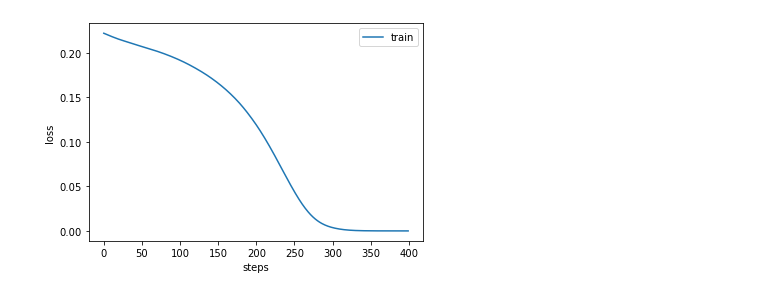
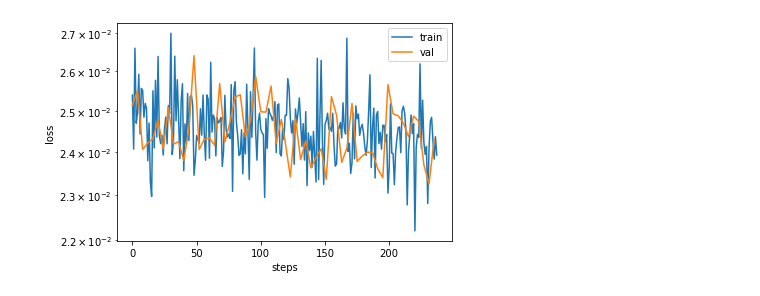
Before and after one commit to KeKsBoTer/punctum, a Jupyter notebook: pointnet/train.ipynb, the cells around one changed output. Cells and saved outputs as stored; diff of their text form; code cells hidden in the pictures.

Commit message:
improved training and model

```diff
--- a/pointnet/train.ipynb
+++ b/pointnet/train.ipynb
@@ -11,8 +17,9 @@ from typing import List, Tuple
 from dataset import OctantDataset
 from torch.utils.data import DataLoader
 from pytorch3d.structures import Pointclouds
+import torch.utils.data as data
 
-ds = OctantDataset("../dataset/toy")
+ds = OctantDataset("../datasets/neuschwanstein_16_sh")
 
 def collate_batched_point_clouds(batch: List[Tuple[Pointclouds, torch.Tensor]]):
     coefs = torch.stack([x[1] for x in batch])
@@ -22,7 +29,16 @@ def collate_batched_point_clouds(batch: List[Tuple[Pointclouds, torch.Tensor]]):
     )
     return (pcs, coefs)
 
+num_train = int(0.8*len(ds))
+
+ds_train, ds_val = data.random_split(ds,[num_train,len(ds)-num_train])
+
+batch_size = 256
 
 train_dataloader = DataLoader(
-    ds, batch_size=2, shuffle=True, collate_fn=collate_batched_point_clouds
+    ds_train, batch_size=batch_size, shuffle=True, collate_fn=collate_batched_point_clouds, drop_last=True,num_workers=12,pin_memory=True
 )
+val_dataloader = DataLoader(
+    ds_train, batch_size=batch_size, shuffle=True, collate_fn=collate_batched_point_clouds, drop_last=True,num_workers=3,pin_memory=True
+)
+len(ds_train),len(ds_val)
@@ -29,34 +47,67 @@ train_dataloader = DataLoader(
+# %%
+l = 5
+model = PointNet((l + 1) ** 2,batch_norm=False).cuda()
+
+optimizer = torch.optim.AdamW(model.parameters(),lr=1e-3)
 # %%
-l = 3
+from torch.optim.lr_scheduler import OneCycleLR
 
-model = PointNet((l + 1) ** 2).cuda()
-model.train()
+epochs = 2
 
-optimizer = torch.optim.Adam(model.parameters(), lr=1e-5)
+scheduler = OneCycleLR(optimizer,max_lr=1e-3,steps_per_epoch=len(train_dataloader),epochs=epochs)
 
 mse_loss = torch.nn.MSELoss()
 
-epochs = 400
-loss_hist = []
-step = 0
+def unpack_data(pcs:Pointclouds):
+    vertices = pcs.points_packed().cuda()
+    color = (pcs.features_packed()[:, :3]).cuda().float() / 255.0
+    batch = pcs.packed_to_cloud_idx().cuda()
+    return vertices,color,batch
 
-for epoch in range(epochs):
-    for pcs, coefs in iter(train_dataloader):
-        vertices = pcs.points_packed().cuda()
-        color = (pcs.features_packed().float() / 255.0).cuda()[:, :3]
-        batch = pcs.packed_to_cloud_idx().cuda()
-        target_coefs = coefs[:, : lm2flat_index(l, -l) + 1].cuda()
 
-        optimizer.zero_grad()
+loss_hist_train = {}
+loss_hist_val = {}
+step=0
 
-        pred_coefs = model(vertices, color, batch)
-        train_loss = mse_loss(pred_coefs, target_coefs)
-        train_loss.backward()
-        optimizer.step()
-        loss_hist.append(train_loss.item())
+with tqdm(len(train_dataloader)) as pbar:
+    for epoch in range(epochs):
 
-plt.plot(loss_hist, label="train")
+        pbar.reset(len(train_dataloader))
+        pbar.set_description(f"epoch {epoch+1}/{epochs}")
+
+        val_sampler = iter(val_dataloader)
+
+        for i,(pcs, coefs) in enumerate(iter(train_dataloader)):
+            model.train()
+            vertices,color,batch = unpack_data(pcs)
+            target_coefs = coefs[:, : lm2flat_index(l, -l) + 1].cuda()
+            optimizer.zero_grad()
+
+            pred_coefs = model(vertices, color, batch)
+            train_loss:torch.Tensor = mse_loss(pred_coefs, target_coefs)
+            train_loss.backward()
+            # torch.nn.utils.clip_grad_norm_(model.parameters(),max_norm=1.)
+            optimizer.step()
+            loss_hist_train[step] = train_loss.item()
+            scheduler.step()
+
+            # do validation batch every 4th train batch
+            if i%4 == 0:
+                model.eval()
+                pcs,coefs = next(val_sampler)
+                vertices,color,batch = unpack_data(pcs)
+                target_coefs = coefs[:, : lm2flat_index(l, -l) + 1].cuda()
+                pred_coefs = model(vertices, color, batch)
+                val_loss:torch.Tensor = mse_loss(pred_coefs, target_coefs)
+                loss_hist_val[step] = val_loss.item()
+
+            pbar.update()
+            step+=1
+
+plt.plot(loss_hist_train.keys(),loss_hist_train.values(), label="train")
+plt.plot(loss_hist_val.keys(),loss_hist_val.values(), label="val")
 plt.legend()
 plt.xlabel("steps")
 plt.ylabel("loss")
+plt.yscale("log")
 # %% [output]
@@ -64 +114 @@ Text(0, 0.5, 'loss')
-[figure, old version]
+[figure, new version]
```
Also changed, not shown: parts of 6 cells of this notebook, 4 other files.
